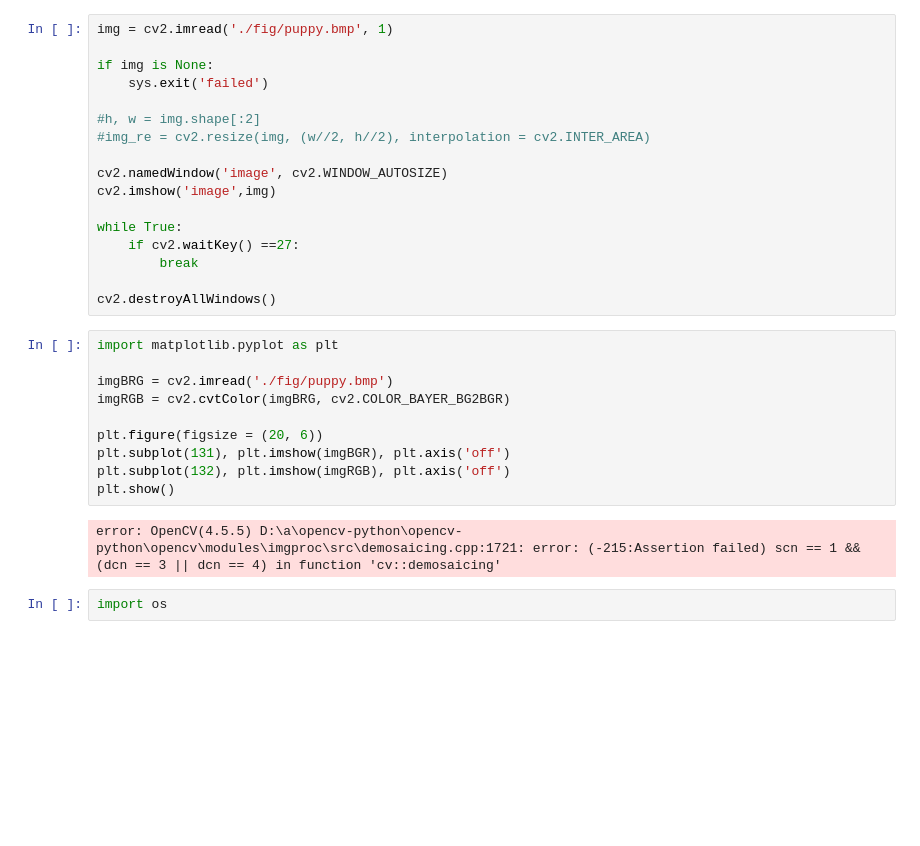
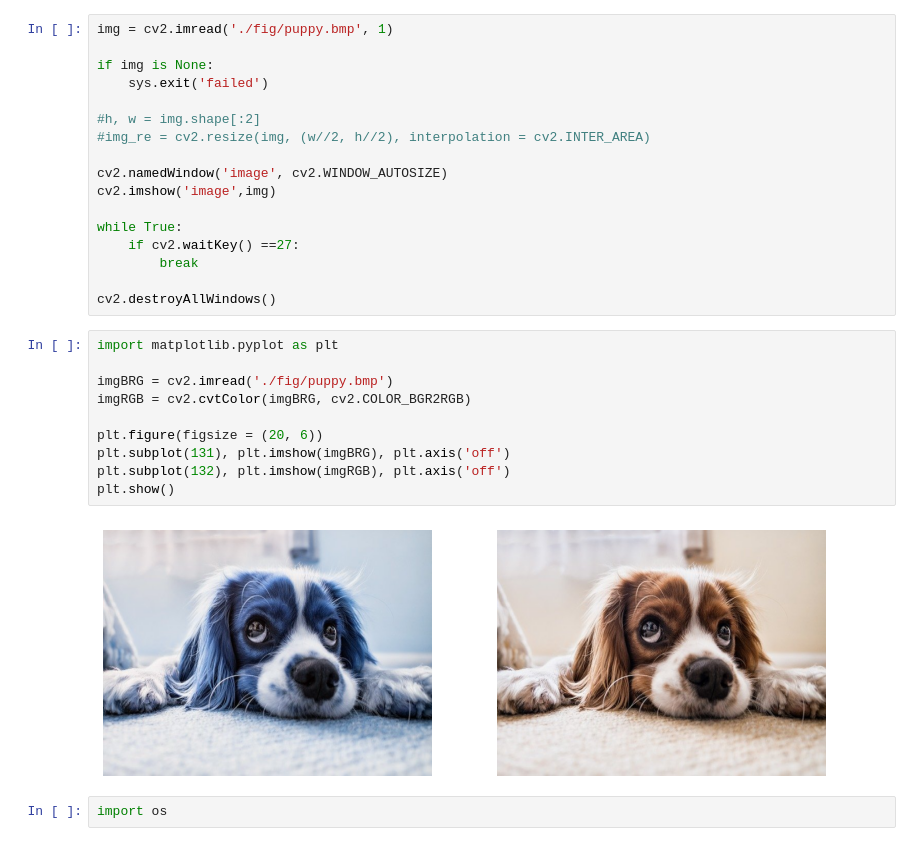
Before and after one commit to euichan96/python_basic, a Jupyter notebook: Opencv/OpenCV_4day.ipynb, the cells around one changed output. Drawn from its saved outputs; the diff is of its cells as text; blank space fills up the shorter version.

Commit message:
opencv_review

```diff
--- a/Opencv/OpenCV_4day.ipynb
+++ b/Opencv/OpenCV_4day.ipynb
@@ -22,15 +22,15 @@ cv2.destroyAllWindows()
 # %%
 import matplotlib.pyplot as plt
 
 imgBRG = cv2.imread('./fig/puppy.bmp')
-imgRGB = cv2.cvtColor(imgBRG, cv2.COLOR_BAYER_BG2BGR)
+imgRGB = cv2.cvtColor(imgBRG, cv2.COLOR_BGR2RGB)
 
 plt.figure(figsize = (20, 6))
-plt.subplot(131), plt.imshow(imgBGR), plt.axis('off')
+plt.subplot(131), plt.imshow(imgBRG), plt.axis('off')
 plt.subplot(132), plt.imshow(imgRGB), plt.axis('off')
 plt.show()
 # %% [output]
-error: OpenCV(4.5.5) D:\a\opencv-python\opencv-python\opencv\modules\imgproc\src\demosaicing.cpp:1721: error: (-215:Assertion failed) scn == 1 && (dcn == 3 || dcn == 4) in function 'cv::demosaicing'
+[figure, added]
 # %%
 import os
 # %%
```
Also changed, not shown: 2 other files.
